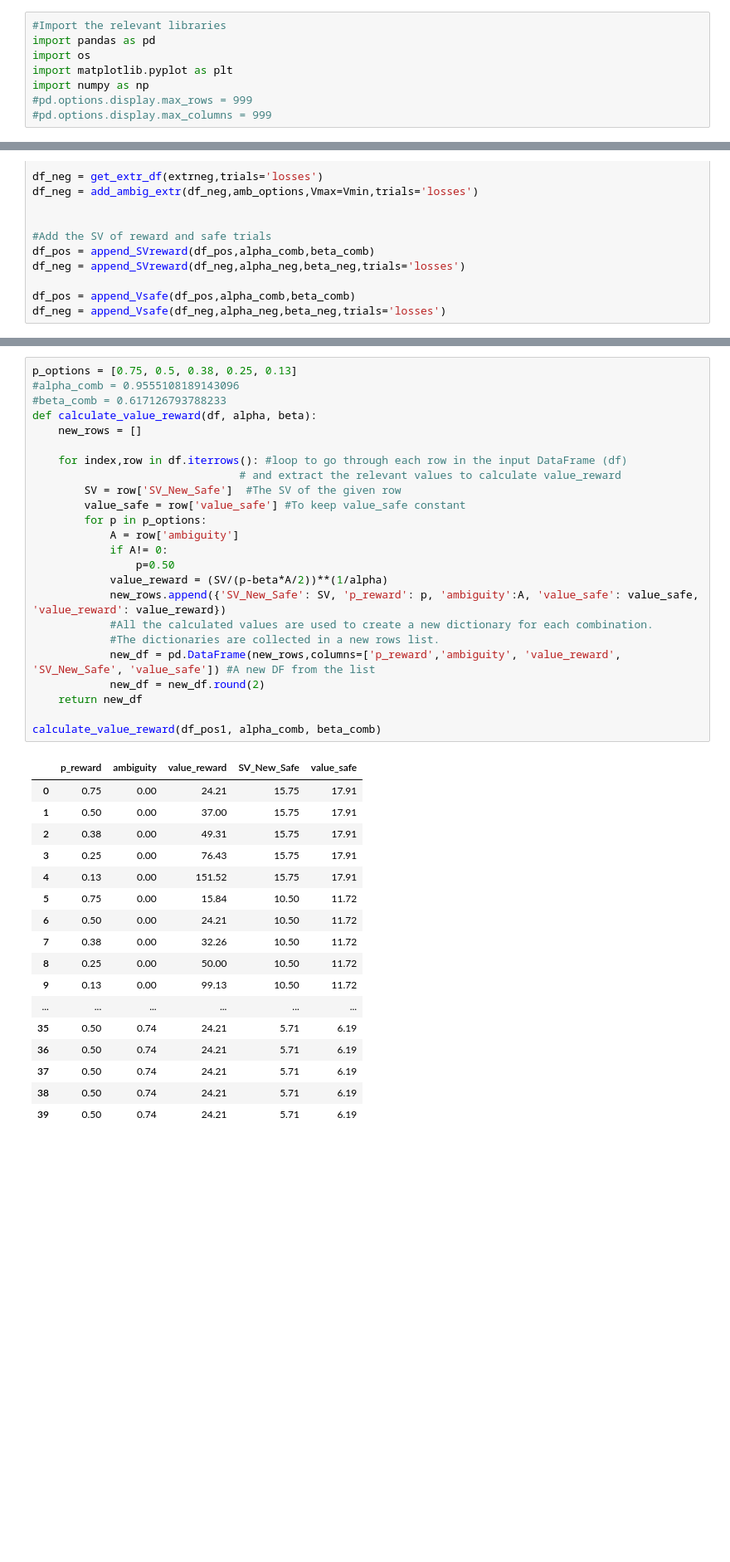
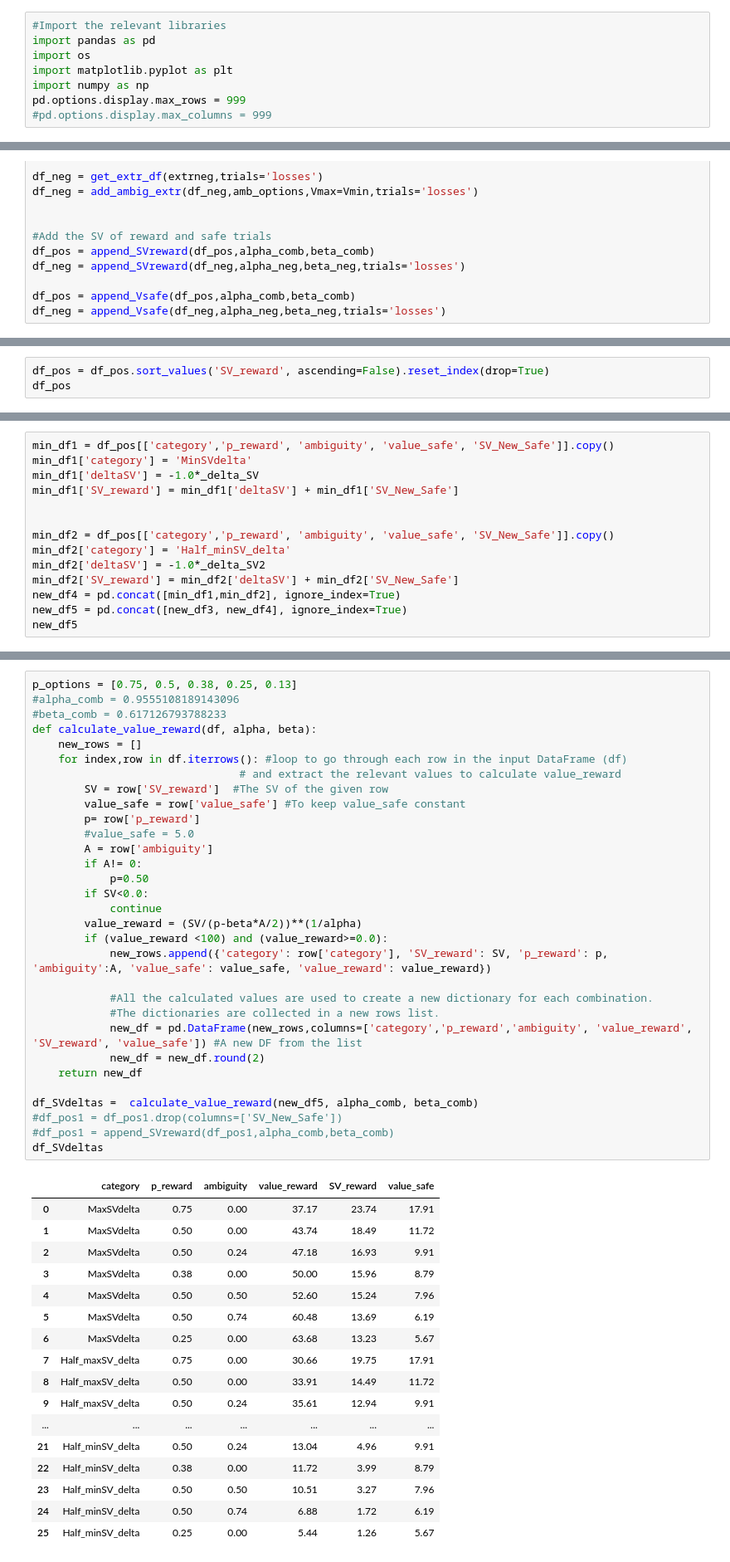
Before and after one commit to CDN-Lab/Intracraneal_electrodes, a Jupyter notebook: uncertaintyencoding.ipynb, the cells around one changed output, grey strips where cells are left out. Shown at 83% size. Cells and saved outputs as stored; diff of their text form; blank space fills up the shorter version.

```diff
--- a/uncertaintyencoding.ipynb
+++ b/uncertaintyencoding.ipynb
@@ -9,7 +9,7 @@ import pandas as pd
 import os
 import matplotlib.pyplot as plt
 import numpy as np
-#pd.options.display.max_rows = 999
+pd.options.display.max_rows = 999
 #pd.options.display.max_columns = 999
 # %% [markdown]
 # 1. Input:
@@ -244,0 +282,3 @@ df_pos1
+# %%
+df_pos = df_pos.sort_values('SV_reward', ascending=False).reset_index(drop=True)
+df_pos
@@ -244,0 +347,14 @@ df_pos1
+# %%
+min_df1 = df_pos[['category','p_reward', 'ambiguity', 'value_safe', 'SV_New_Safe']].copy()
+min_df1['category'] = 'MinSVdelta'
+min_df1['deltaSV'] = -1.0*_delta_SV
+min_df1['SV_reward'] = min_df1['deltaSV'] + min_df1['SV_New_Safe']
+
+
+min_df2 = df_pos[['category','p_reward', 'ambiguity', 'value_safe', 'SV_New_Safe']].copy()
+min_df2['category'] = 'Half_minSV_delta'
+min_df2['deltaSV'] = -1.0*_delta_SV2
+min_df2['SV_reward'] = min_df2['deltaSV'] + min_df2['SV_New_Safe']
+new_df4 = pd.concat([min_df1,min_df2], ignore_index=True)
+new_df5 = pd.concat([new_df3, new_df4], ignore_index=True)
+new_df5
@@ -245,42 +379,49 @@ df_pos1
 # %%
 p_options = [0.75, 0.5, 0.38, 0.25, 0.13]
 #alpha_comb = 0.9555108189143096
 #beta_comb = 0.617126793788233
 def calculate_value_reward(df, alpha, beta):
     new_rows = []
-
     for index,row in df.iterrows(): #loop to go through each row in the input DataFrame (df)
                                 # and extract the relevant values to calculate value_reward
-        SV = row['SV_New_Safe']  #The SV of the given row
+        SV = row['SV_reward']  #The SV of the given row
         value_safe = row['value_safe'] #To keep value_safe constant
-        for p in p_options:
-            A = row['ambiguity']
-            if A!= 0:
-                p=0.50
-            value_reward = (SV/(p-beta*A/2))**(1/alpha)
-            new_rows.append({'SV_New_Safe': SV, 'p_reward': p, 'ambiguity':A, 'value_safe': value_safe, 'value_reward': value_reward})
+        p= row['p_reward']
+        #value_safe = 5.0
+        A = row['ambiguity']
+        if A!= 0:
+            p=0.50
+        if SV<0.0:
+            continue
+        value_reward = (SV/(p-beta*A/2))**(1/alpha)
+        if (value_reward <100) and (value_reward>=0.0):
+            new_rows.append({'category': row['category'], 'SV_reward': SV, 'p_reward': p, 'ambiguity':A, 'value_safe': value_safe, 'value_reward': value_reward})
+
             #All the calculated values are used to create a new dictionary for each combination.
             #The dictionaries are collected in a new rows list.
-            new_df = pd.DataFrame(new_rows,columns=['p_reward','ambiguity', 'value_reward', 'SV_New_Safe', 'value_safe']) #A new DF from the list
+            new_df = pd.DataFrame(new_rows,columns=['category','p_reward','ambiguity', 'value_reward', 'SV_reward', 'value_safe']) #A new DF from the list
             new_df = new_df.round(2)
     return new_df
 
-calculate_value_reward(df_pos1, alpha_comb, beta_comb)
+df_SVdeltas =  calculate_value_reward(new_df5, alpha_comb, beta_comb)
+#df_pos1 = df_pos1.drop(columns=['SV_New_Safe'])
+#df_pos1 = append_SVreward(df_pos1,alpha_comb,beta_comb)
+df_SVdeltas
 # %% [output]
-|  | p_reward | ambiguity | value_reward | SV_New_Safe | value_safe |
-| 0 | 0.75 | 0.00 | 24.21 | 15.75 | 17.91 |
-| 1 | 0.50 | 0.00 | 37.00 | 15.75 | 17.91 |
-| 2 | 0.38 | 0.00 | 49.31 | 15.75 | 17.91 |
-| 3 | 0.25 | 0.00 | 76.43 | 15.75 | 17.91 |
-| 4 | 0.13 | 0.00 | 151.52 | 15.75 | 17.91 |
-| 5 | 0.75 | 0.00 | 15.84 | 10.50 | 11.72 |
-| 6 | 0.50 | 0.00 | 24.21 | 10.50 | 11.72 |
-| 7 | 0.38 | 0.00 | 32.26 | 10.50 | 11.72 |
-| 8 | 0.25 | 0.00 | 50.00 | 10.50 | 11.72 |
-| 9 | 0.13 | 0.00 | 99.13 | 10.50 | 11.72 |
-| ... | ... | ... | ... | ... | ... |
-| 35 | 0.50 | 0.74 | 24.21 | 5.71 | 6.19 |
-| 36 | 0.50 | 0.74 | 24.21 | 5.71 | 6.19 |
-| 37 | 0.50 | 0.74 | 24.21 | 5.71 | 6.19 |
-| 38 | 0.50 | 0.74 | 24.21 | 5.71 | 6.19 |
-| 39 | 0.50 | 0.74 | 24.21 | 5.71 | 6.19 |
+|  | category | p_reward | ambiguity | value_reward | SV_reward | value_safe |
+| 0 | MaxSVdelta | 0.75 | 0.00 | 37.17 | 23.74 | 17.91 |
+| 1 | MaxSVdelta | 0.50 | 0.00 | 43.74 | 18.49 | 11.72 |
+| 2 | MaxSVdelta | 0.50 | 0.24 | 47.18 | 16.93 | 9.91 |
+| 3 | MaxSVdelta | 0.38 | 0.00 | 50.00 | 15.96 | 8.79 |
+| 4 | MaxSVdelta | 0.50 | 0.50 | 52.60 | 15.24 | 7.96 |
+| 5 | MaxSVdelta | 0.50 | 0.74 | 60.48 | 13.69 | 6.19 |
+| 6 | MaxSVdelta | 0.25 | 0.00 | 63.68 | 13.23 | 5.67 |
+| 7 | Half_maxSV_delta | 0.75 | 0.00 | 30.66 | 19.75 | 17.91 |
+| 8 | Half_maxSV_delta | 0.50 | 0.00 | 33.91 | 14.49 | 11.72 |
+| 9 | Half_maxSV_delta | 0.50 | 0.24 | 35.61 | 12.94 | 9.91 |
+| ... | ... | ... | ... | ... | ... | ... |
+| 21 | Half_minSV_delta | 0.50 | 0.24 | 13.04 | 4.96 | 9.91 |
+| 22 | Half_minSV_delta | 0.38 | 0.00 | 11.72 | 3.99 | 8.79 |
+| 23 | Half_minSV_delta | 0.50 | 0.50 | 10.51 | 3.27 | 7.96 |
+| 24 | Half_minSV_delta | 0.50 | 0.74 | 6.88 | 1.72 | 6.19 |
+| 25 | Half_minSV_delta | 0.25 | 0.00 | 5.44 | 1.26 | 5.67 |
```
Also changed, not shown: parts of 13 cells of this notebook.
